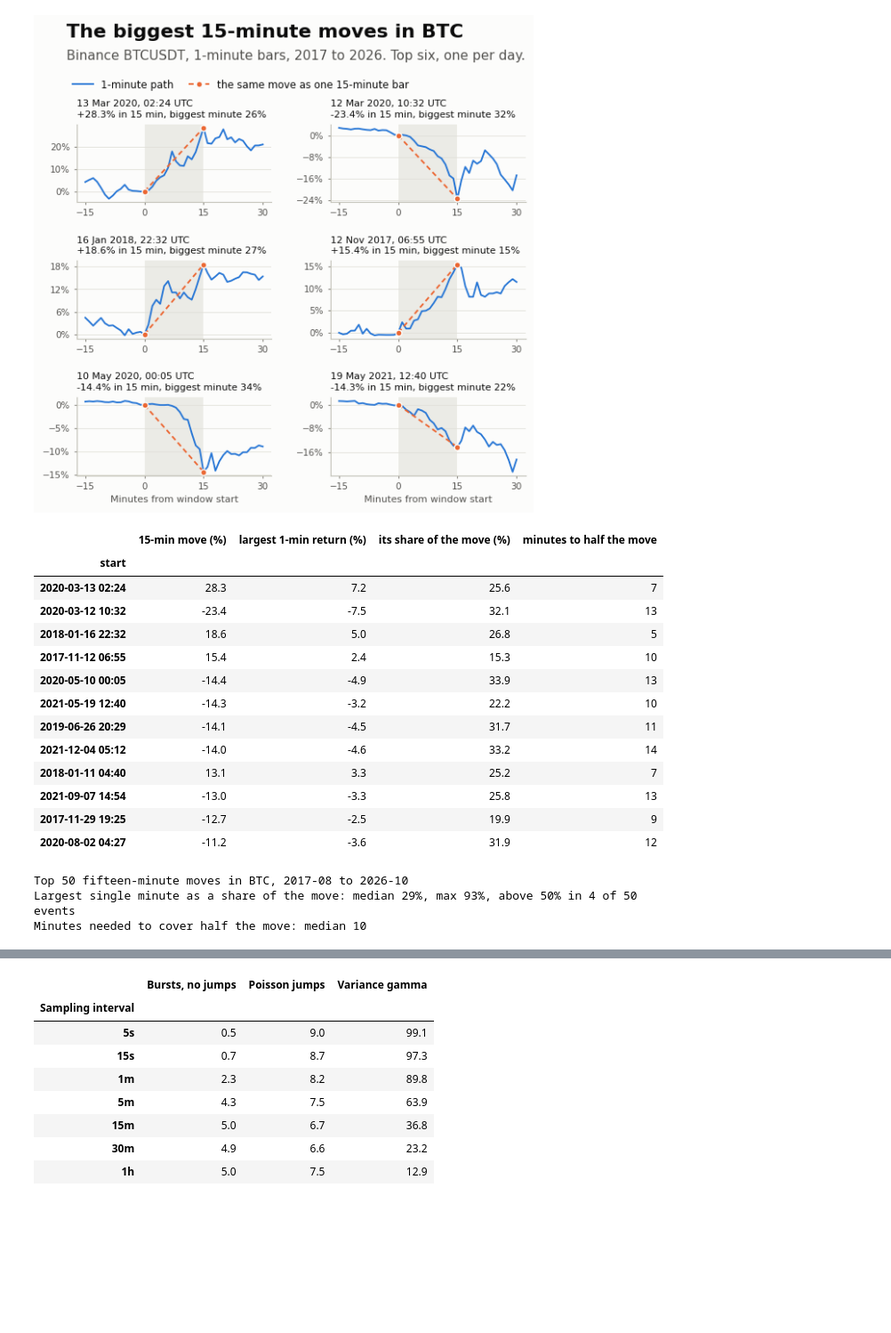
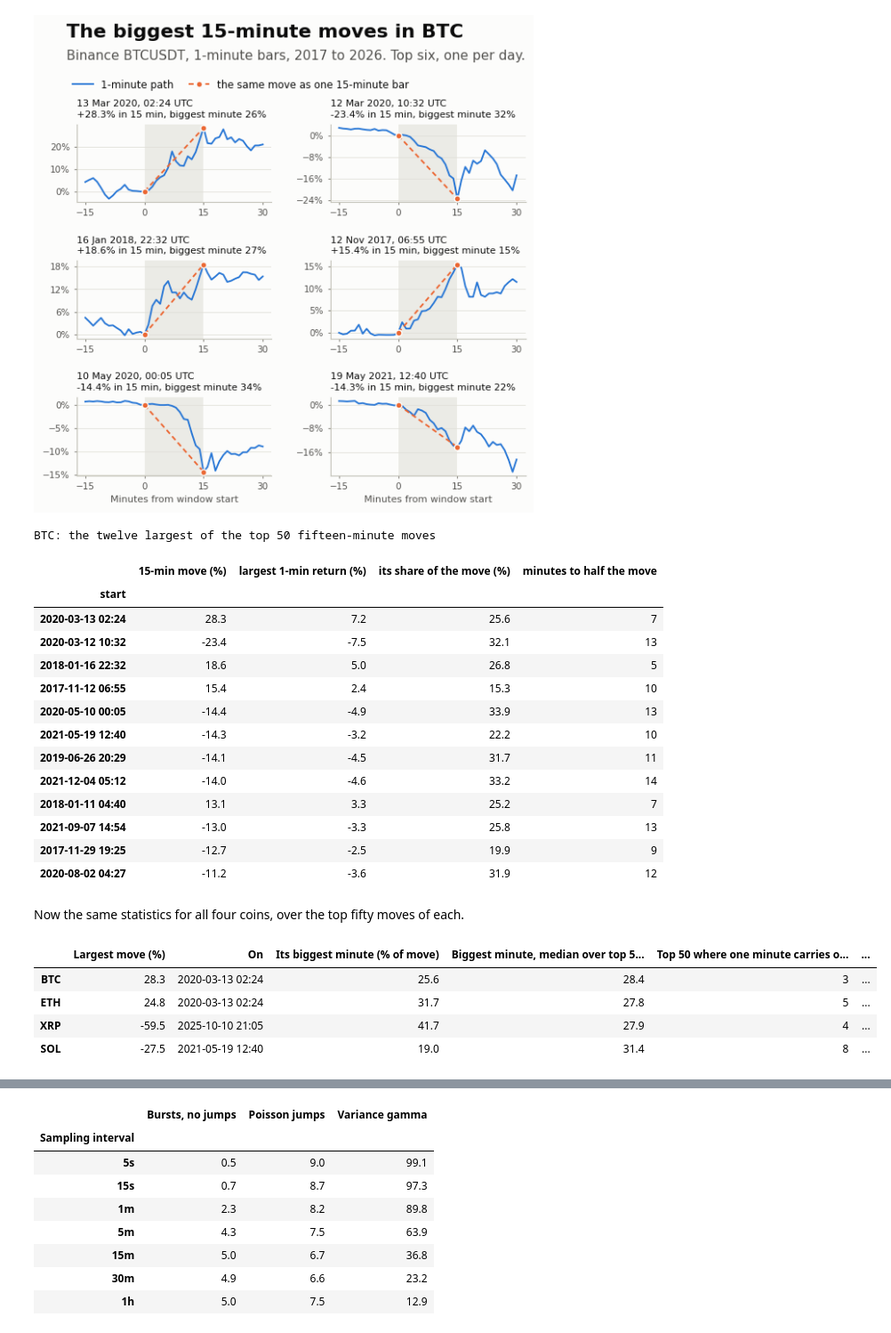
Before and after one commit to PascalLemieux/jumps, a Jupyter notebook: notebooks/01_jumps_vs_vol_bursts.ipynb, the cells around one changed output, grey strips where cells are left out. Shown at 89% size. Saved outputs shown, nothing was run; the diff lists cells and outputs as text; code cells hidden in the pictures; blank space fills up the shorter version.

```diff
--- a/notebooks/01_jumps_vs_vol_bursts.ipynb
+++ b/notebooks/01_jumps_vs_vol_bursts.ipynb
@@ -67,24 +100,27 @@ For each event, one number: the share of the 15-minute move carried by its singl
 # %%
 WINDOW, CONTEXT = 15, 15
-events = largest_moves(np.log(close["BTCUSDT"]), WINDOW, top=50, context_minutes=CONTEXT)
+events = {c: largest_moves(np.log(close[c]), WINDOW, top=50, context_minutes=CONTEXT) for c in COINS}
+ev = events[COIN]
 
 fig = jp.event_panel(
-    events.iloc[:6], WINDOW, CONTEXT,
-    title="The biggest 15-minute moves in BTC",
-    subtitle="Binance BTCUSDT, 1-minute bars, 2017 to 2026. Top six, one per day.",
+    ev.iloc[:6], WINDOW, CONTEXT,
+    title=f"The biggest 15-minute moves in {COIN}",
+    subtitle=f"Binance {COIN}USDT, 1-minute bars, {close[COIN].index[0]:%Y} to 2026. Top six, one per day.",
 )
-jp.save(fig, "01_event_panel");
+jp.save(fig, figure_name("01_event_panel"));
 # %% [output]
 [figure]
 # %%
-table = events.drop(columns=["path_pct", "end"]).copy()
+table = ev.drop(columns=["path_pct", "end"]).copy()
 table["window_return"] = 100 * table["window_return"]
 table["largest_minute"] = 100 * table["largest_minute"]
 table["largest_minute_share"] = 100 * table["largest_minute_share"]
 table.index = table.index.strftime("%Y-%m-%d %H:%M")
 table.columns = ["15-min move (%)", "largest 1-min return (%)", "its share of the move (%)", "minutes to half the move"]
+print(f"{COIN}: the twelve largest of the top {len(ev)} fifteen-minute moves")
 table.head(12).round(1)
 # %% [output]
+BTC: the twelve largest of the top 50 fifteen-minute moves
 |  | 15-min move (%) | largest 1-min return (%) | its share of the move (%) | minutes to half the move |
 | start |  |  |  |  |
 | 2020-03-13 02:24 | 28.3 | 7.2 | 25.6 | 7 |
@@ -99,14 +135,24 @@ table.head(12).round(1)
 | 2021-09-07 14:54 | -13.0 | -3.3 | 25.8 | 13 |
 | 2017-11-29 19:25 | -12.7 | -2.5 | 19.9 | 9 |
 | 2020-08-02 04:27 | -11.2 | -3.6 | 31.9 | 12 |
-# %%
-share = 100 * events["largest_minute_share"]
-print(f"Top {len(events)} fifteen-minute moves in BTC, {START} to {END}")
-print(f"Largest single minute as a share of the move: median {share.median():.0f}%, "
-      f"max {share.max():.0f}%, above 50% in {int((share > 50).sum())} of {len(share)} events")
-print(f"Minutes needed to cover half the move: median {events['minutes_to_half'].median():.0f}")
-# %% [output]
-Top 50 fifteen-minute moves in BTC, 2017-08 to 2026-10
-Largest single minute as a share of the move: median 29%, max 93%, above 50% in 4 of 50 events
-Minutes needed to cover half the move: median 10
+# %% [markdown]
+Now the same statistics for all four coins, over the top fifty moves of each.
+# %%
+def summary(e):
+    share = 100 * e["largest_minute_share"]
+    top = e.iloc[0]
+    return {"Largest move (%)": 100 * top["window_return"],
+            "On": f"{e.index[0]:%Y-%m-%d %H:%M}",
+            "Its biggest minute (% of move)": 100 * top["largest_minute_share"],
+            "Biggest minute, median over top 50 (%)": share.median(),
+            "Top 50 where one minute carries over half": int((share > 50).sum()),
+            "Minutes to cover half the move, median": e["minutes_to_half"].median()}
+
+pd.DataFrame.from_dict({c: summary(e) for c, e in events.items()}, orient="index").round(1)
+# %% [output]
+|  | Largest move (%) | On | Its biggest minute (% of move) | Biggest minute, median over top 5... | Top 50 where one minute carries o... | ... |
+| BTC | 28.3 | 2020-03-13 02:24 | 25.6 | 28.4 | 3 | ... |
+| ETH | 24.8 | 2020-03-13 02:24 | 31.7 | 27.8 | 5 | ... |
+| XRP | -59.5 | 2025-10-10 21:05 | 41.7 | 27.9 | 4 | ... |
+| SOL | -27.5 | 2021-05-19 12:40 | 19.0 | 31.4 | 8 | ... |
 # %% [markdown]
```
Also changed, not shown: parts of 10 cells of this notebook, 13 other files.
